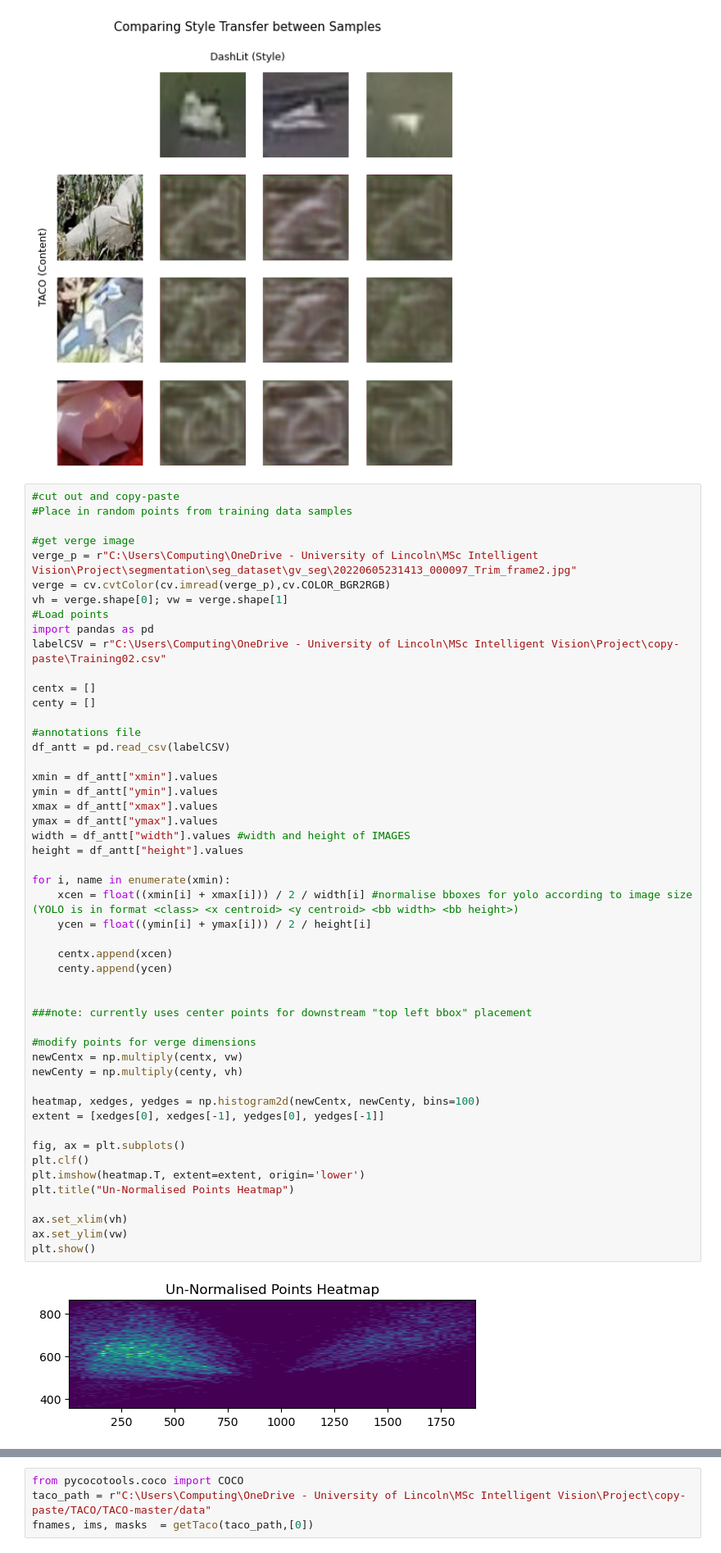
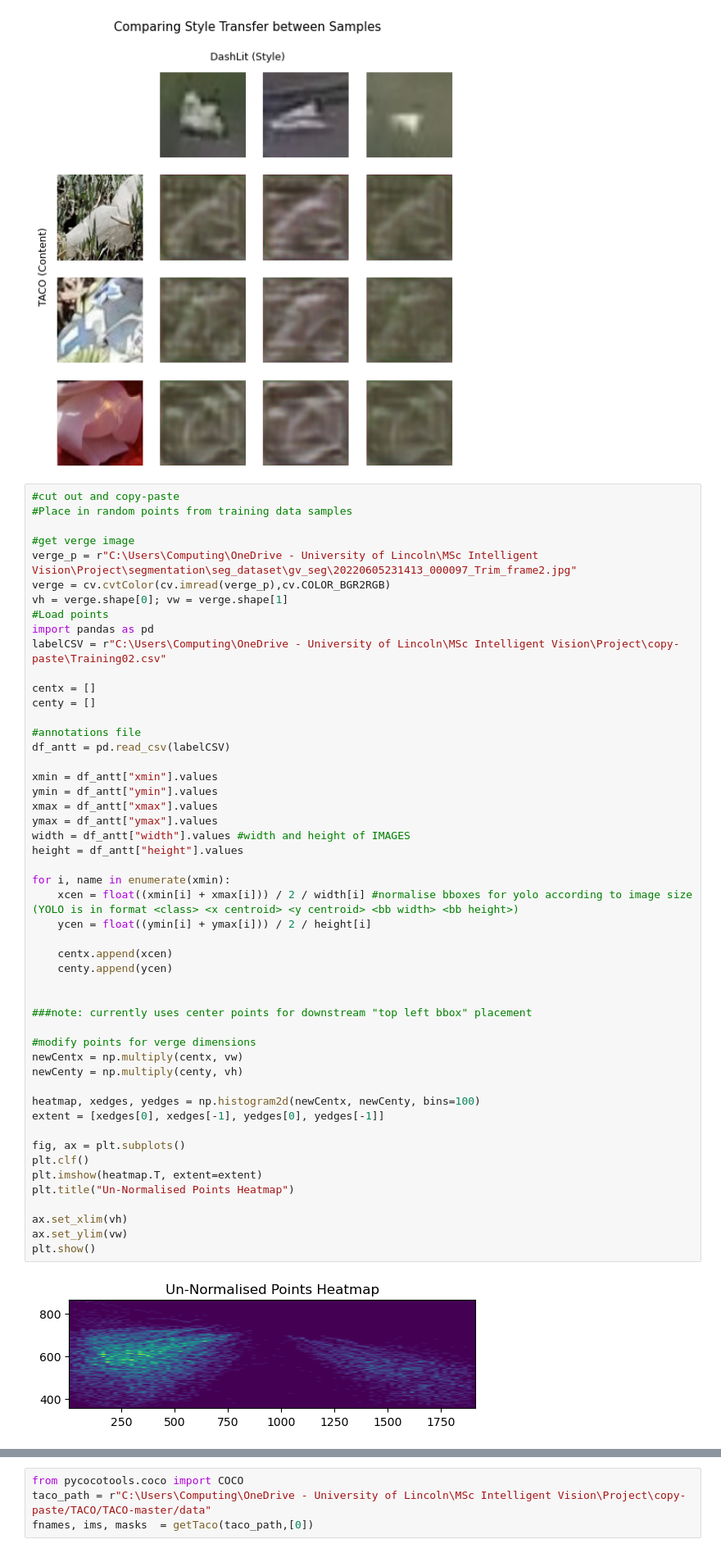
Before and after one commit to oakleighw/VergeSegmentLitterPaste, a Jupyter notebook: transfer-copy-paste.ipynb, the cells around one changed output, grey strips where cells are left out. Shown at 82% size. Saved outputs shown, nothing was run; the diff lists cells and outputs as text.

Commit message:
fixed heatmaps and changed placement to by centroid

```diff
--- a/transfer-copy-paste.ipynb
+++ b/transfer-copy-paste.ipynb
@@ -111,35 +111,35 @@ ymin = df_antt["ymin"].values
 xmax = df_antt["xmax"].values
 ymax = df_antt["ymax"].values
 width = df_antt["width"].values #width and height of IMAGES
 height = df_antt["height"].values
 
 for i, name in enumerate(xmin):
     xcen = float((xmin[i] + xmax[i])) / 2 / width[i] #normalise bboxes for yolo according to image size (YOLO is in format <class> <x centroid> <y centroid> <bb width> <bb height>)
     ycen = float((ymin[i] + ymax[i])) / 2 / height[i]
 
     centx.append(xcen)
     centy.append(ycen)
 
 
 ###note: currently uses center points for downstream "top left bbox" placement
 
 #modify points for verge dimensions
 newCentx = np.multiply(centx, vw)
 newCenty = np.multiply(centy, vh)
 
 heatmap, xedges, yedges = np.histogram2d(newCentx, newCenty, bins=100)
 extent = [xedges[0], xedges[-1], yedges[0], yedges[-1]]
 
 fig, ax = plt.subplots()
 plt.clf()
-plt.imshow(heatmap.T, extent=extent, origin='lower')
+plt.imshow(heatmap.T, extent=extent)
 plt.title("Un-Normalised Points Heatmap")
 
 ax.set_xlim(vh)
 ax.set_ylim(vw)
 plt.show()
 # %% [output]
-[figure, old version]
+[figure, new version]
 # %%
 def getTaco(p, imIds):
     ann_path = os.path.join(p, "annotations.json")
```
Also changed, not shown: parts of 2 cells of this notebook, 1 other file.
